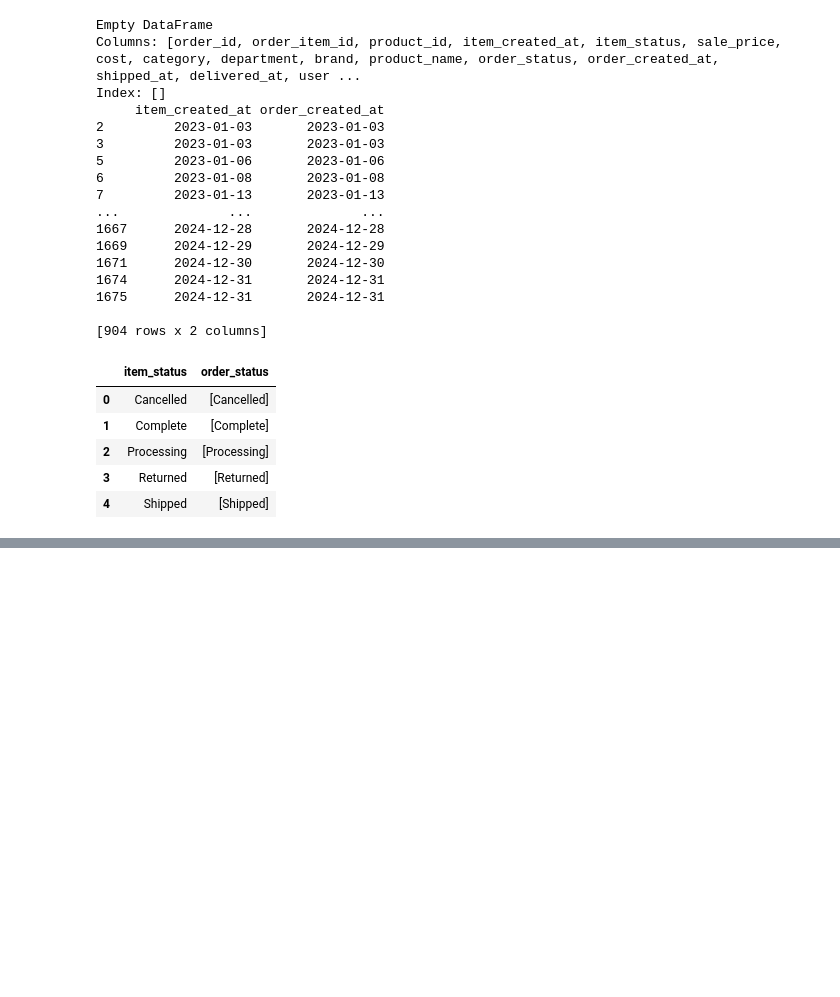
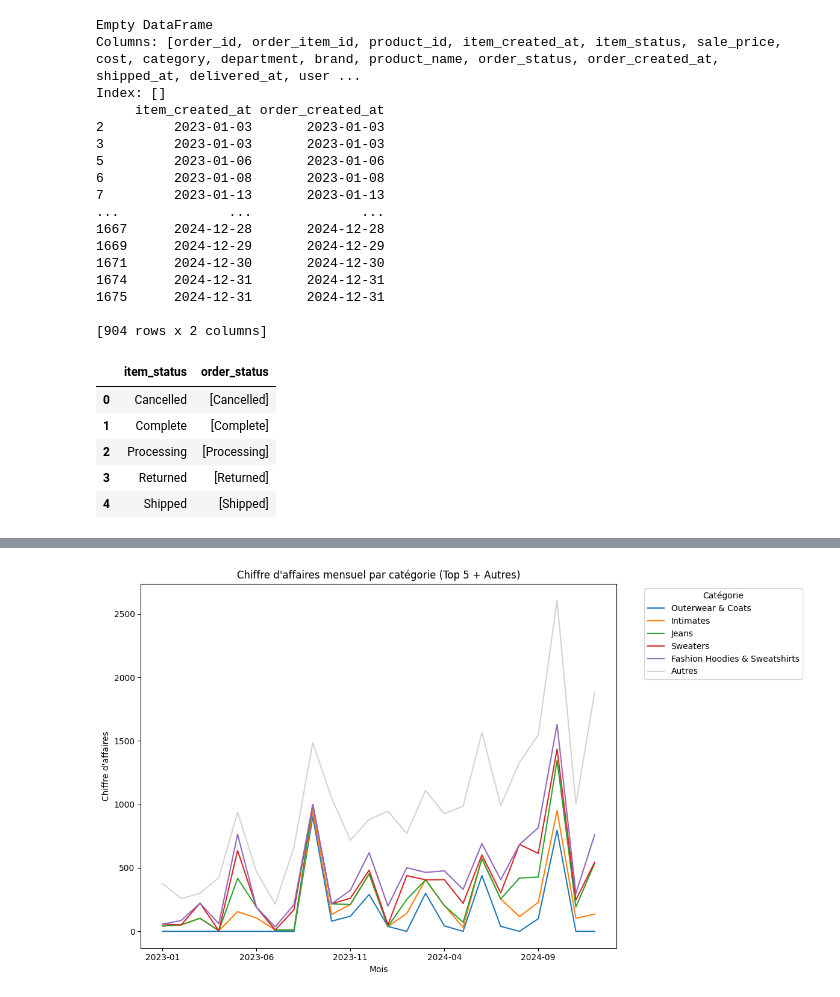
Before and after one commit to CDoliveux/Exam_Datagong_Doliveux, a Jupyter notebook: notebooks/TEST.ipynb, the cells around one changed output, grey strips where cells are left out. Saved outputs shown, nothing was run; the diff lists cells and outputs as text; code cells hidden in the pictures; blank space fills up the shorter version.

```diff
--- a/notebooks/TEST.ipynb
+++ b/notebooks/TEST.ipynb
@@ -337,0 +650,32 @@ plt.show()
+# %%
+#CREATION DU GRAPHIQUE VUE MENSUELLE PAR CATEGORIE
+#Calcul du KPI par categorie et classement
+ca_month_category = kpi_CA(df_complete,['year_month', 'category'])
+pivot_ca = ca_month_category.pivot(index='year_month',columns='category', values='chiffre_affaires').fillna(0)
+pivot_ca = pivot_ca.sort_index()
+
+
+
+#Comme on a 21 categories, on ne peut pas tout garder sur le graphique.
+#on se concentre sur un Top  + les autres catégories classées dans "Autres"
+top_categories = pivot_ca.sum().sort_values(ascending=False).head(5).index
+# Séparer les Top et les autres
+pivot_top = pivot_ca[top_categories]  # Top 5
+pivot_other = pivot_ca.drop(columns=top_categories).sum(axis=1)  # Somme des autres
+# Ajouter "Autres" comme colonne
+pivot_ca_grouped = pivot_top.copy()
+pivot_ca_grouped['Autres'] = pivot_other
+
+colors_top = sns.color_palette("tab10", n_colors=5)  # couleurs automatiques
+colors = list(colors_top) + ["lightgrey"]
+
+
+pivot_ca_grouped.plot(kind='line', stacked=True,  figsize=(12, 7),color=colors)
+plt.title("Chiffre d'affaires mensuel par catégorie (Top 5 + Autres)")
+plt.xlabel("Mois")
+plt.ylabel("Chiffre d'affaires")
+plt.legend(title="Catégorie", bbox_to_anchor=(1.05, 1), loc='upper left')
+plt.tight_layout()
+plt.show()
+# %% [output]
+[figure, added]
```
Also changed, not shown: parts of 14 cells of this notebook.
